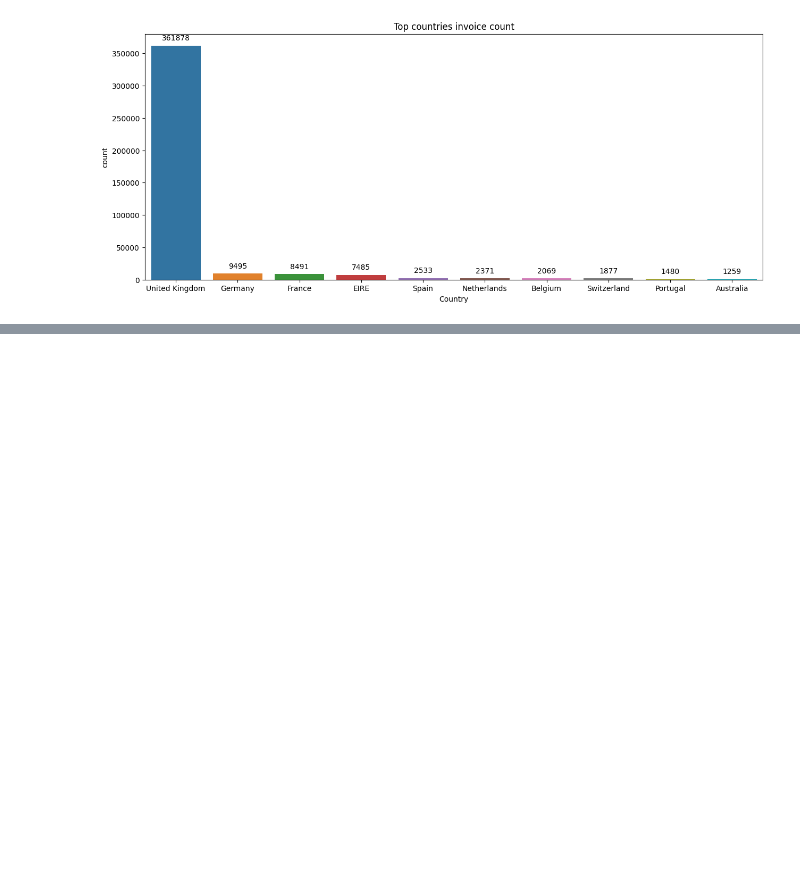
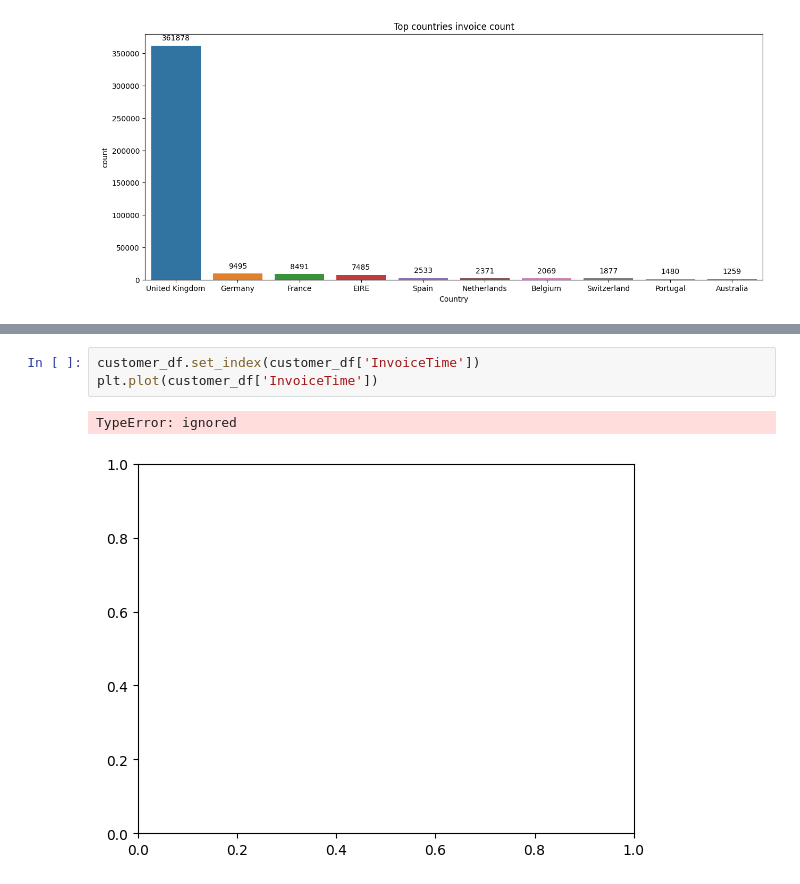
Before and after one commit to Mohamed-Harish-M-123/Capstone-Project-IV, a Jupyter notebook: Online_Retail_Customer_Segmentation.ipynb, the cells around one changed output, grey strips where cells are left out. Drawn from its saved outputs; the diff is of its cells as text; blank space fills up the shorter version.

```diff
--- a/Online_Retail_Customer_Segmentation.ipynb
+++ b/Online_Retail_Customer_Segmentation.ipynb
@@ -271,0 +272,6 @@ plt.show()
+# %%
+customer_df.set_index(customer_df['InvoiceTime'])
+plt.plot(customer_df['InvoiceTime'])
+# %% [output]
+TypeError: ignored
+[figure, added]
```
Also changed, not shown: parts of 6 cells of this notebook.
